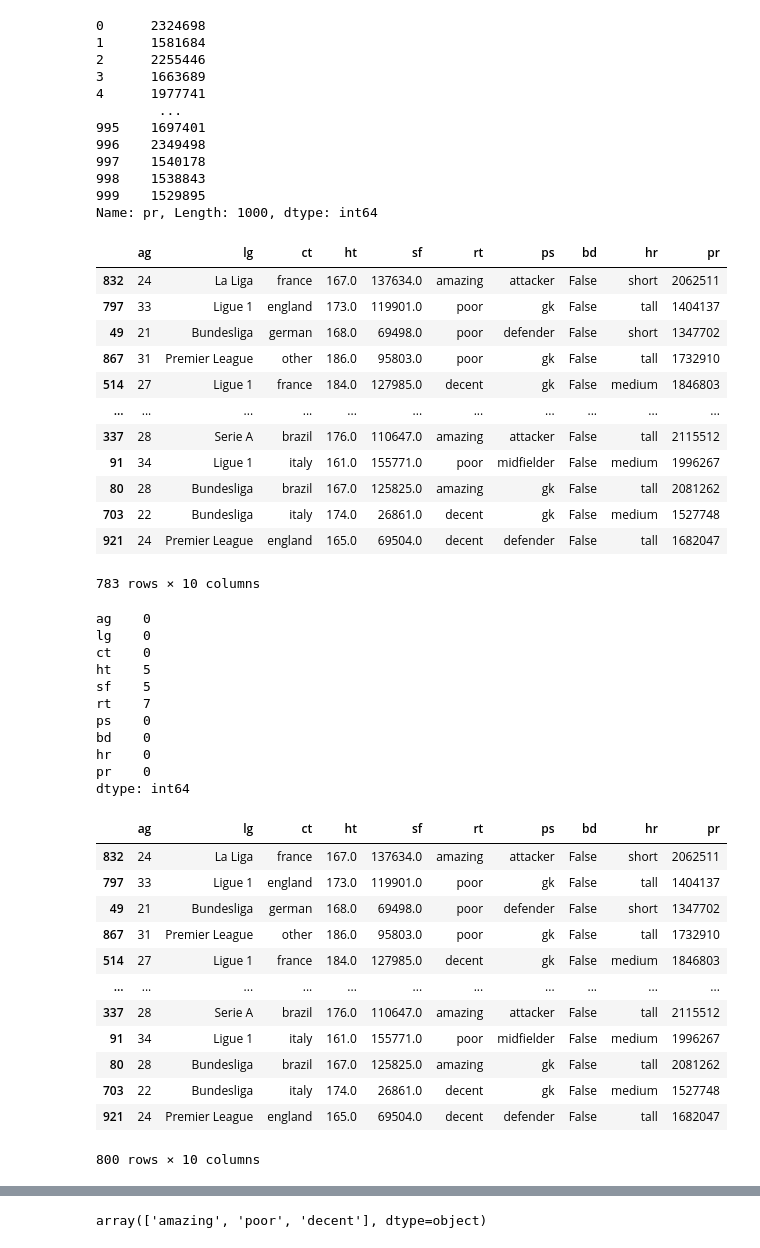
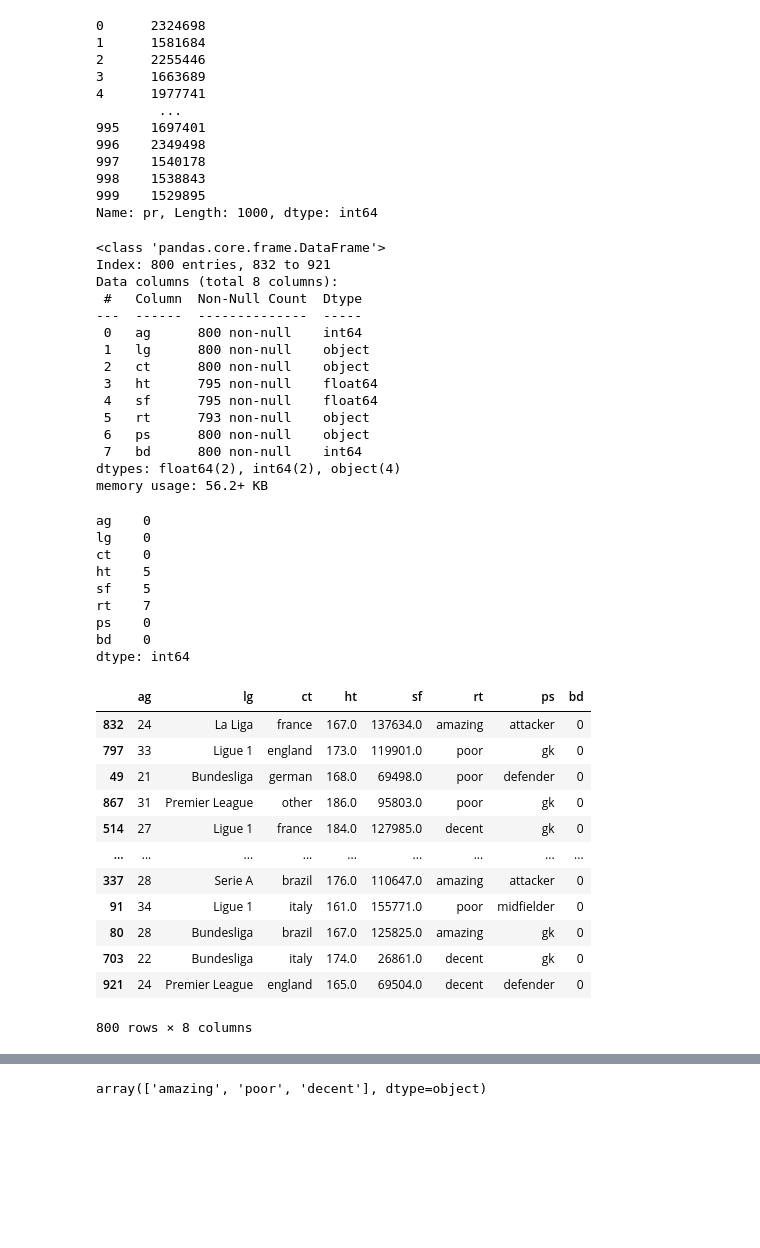
Before and after one commit to Ahmed9115/croco-assignements, a Jupyter notebook: cv1/AHMED_ML_OFFICIAL_copy.ipynb, the cells around one changed output, grey strips where cells are left out. Cells and saved outputs as stored; diff of their text form; code cells hidden in the pictures; blank space fills up the shorter version.

```diff
--- a/cv1/AHMED_ML_OFFICIAL_copy.ipynb
+++ b/cv1/AHMED_ML_OFFICIAL_copy.ipynb
@@ -20,4 +20,4 @@ print(np.version)
 <module 'numpy.version' from 'd:\\uncategorized\\COMP_VISION\\anaconda\\Lib\\site-packages\\numpy\\version.py'>
 # %%
 Data_Needed = pd.read_csv('football_players.csv')
-Data_Needed
+Data_Needed['bd'] = Data_Needed['bd'].astype(int)
@@ -81,6 +67,6 @@ hr    0
 pr    0
 dtype: int64
 # %%
-x = Data_Needed.drop(columns= ['nm'])
+x = Data_Needed.drop(columns= ['nm' , 'pr','hr'])
 x
 # %% [output]
@@ -132,22 +118,26 @@ Name: pr, Length: 1000, dtype: int64
 # %%
 x_train ,x_test ,y_train ,y_test = train_test_split(x ,y, random_state = 11 , test_size= 0.2 )
 x_train.dropna()
+# drop all nan rows out
+x_train.info()
 
 # i dont know if this section is correct or not ?!? as i wanted to see the nan in the output but i dont ?!?
 # %% [output]
-|  | ag | lg | ct | ht | sf | rt | ps | bd | hr | pr |
-| 832 | 24 | La Liga | france | 167.0 | 137634.0 | amazing | attacker | False | short | 2062511 |
-| 797 | 33 | Ligue 1 | england | 173.0 | 119901.0 | poor | gk | False | tall | 1404137 |
-| 49 | 21 | Bundesliga | german | 168.0 | 69498.0 | poor | defender | False | short | 1347702 |
-| 867 | 31 | Premier League | other | 186.0 | 95803.0 | poor | gk | False | tall | 1732910 |
-| 514 | 27 | Ligue 1 | france | 184.0 | 127985.0 | decent | gk | False | medium | 1846803 |
-| ... | ... | ... | ... | ... | ... | ... | ... | ... | ... | ... |
-| 337 | 28 | Serie A | brazil | 176.0 | 110647.0 | amazing | attacker | False | tall | 2115512 |
-| 91 | 34 | Ligue 1 | italy | 161.0 | 155771.0 | poor | midfielder | False | medium | 1996267 |
-| 80 | 28 | Bundesliga | brazil | 167.0 | 125825.0 | amazing | gk | False | tall | 2081262 |
-| 703 | 22 | Bundesliga | italy | 174.0 | 26861.0 | decent | gk | False | medium | 1527748 |
-| 921 | 24 | Premier League | england | 165.0 | 69504.0 | decent | defender | False | tall | 1682047 |
-783 rows × 10 columns
+<class 'pandas.core.frame.DataFrame'>
+Index: 800 entries, 832 to 921
+Data columns (total 8 columns):
+ #   Column  Non-Null Count  Dtype
+---  ------  --------------  -----
+ 0   ag      800 non-null    int64
+ 1   lg      800 non-null    object
+ 2   ct      800 non-null    object
+ 3   ht      795 non-null    float64
+ 4   sf      795 non-null    float64
+ 5   rt      793 non-null    object
+ 6   ps      800 non-null    object
+ 7   bd      800 non-null    int64
+dtypes: float64(2), int64(2), object(4)
+memory usage: 56.2+ KB
 # %%
 x_train.isna().sum()
 # %% [output]
@@ -159,26 +149,24 @@ sf    5
 rt    7
 ps    0
 bd    0
-hr    0
-pr    0
 dtype: int64
 # %%
-Nan_mean = SimpleImputer(strategy = 'mean')
+Nan_mean = SimpleImputer(strategy = 'median')
 x_train[['sf' , 'ht']] = Nan_mean.fit_transform(x_train[['sf' , 'ht']])
 x_test [['sf' , 'ht']]= Nan_mean.transform(x_test[['sf' , 'ht']])
 x_train
 # %% [output]
-|  | ag | lg | ct | ht | sf | rt | ps | bd | hr | pr |
-| 832 | 24 | La Liga | france | 167.0 | 137634.0 | amazing | attacker | False | short | 2062511 |
-| 797 | 33 | Ligue 1 | england | 173.0 | 119901.0 | poor | gk | False | tall | 1404137 |
-| 49 | 21 | Bundesliga | german | 168.0 | 69498.0 | poor | defender | False | short | 1347702 |
-| 867 | 31 | Premier League | other | 186.0 | 95803.0 | poor | gk | False | tall | 1732910 |
-| 514 | 27 | Ligue 1 | france | 184.0 | 127985.0 | decent | gk | False | medium | 1846803 |
-| ... | ... | ... | ... | ... | ... | ... | ... | ... | ... | ... |
-| 337 | 28 | Serie A | brazil | 176.0 | 110647.0 | amazing | attacker | False | tall | 2115512 |
-| 91 | 34 | Ligue 1 | italy | 161.0 | 155771.0 | poor | midfielder | False | medium | 1996267 |
-| 80 | 28 | Bundesliga | brazil | 167.0 | 125825.0 | amazing | gk | False | tall | 2081262 |
-| 703 | 22 | Bundesliga | italy | 174.0 | 26861.0 | decent | gk | False | medium | 1527748 |
-| 921 | 24 | Premier League | england | 165.0 | 69504.0 | decent | defender | False | tall | 1682047 |
+|  | ag | lg | ct | ht | sf | rt | ps | bd |
+| 832 | 24 | La Liga | france | 167.0 | 137634.0 | amazing | attacker | 0 |
+| 797 | 33 | Ligue 1 | england | 173.0 | 119901.0 | poor | gk | 0 |
+| 49 | 21 | Bundesliga | german | 168.0 | 69498.0 | poor | defender | 0 |
+| 867 | 31 | Premier League | other | 186.0 | 95803.0 | poor | gk | 0 |
+| 514 | 27 | Ligue 1 | france | 184.0 | 127985.0 | decent | gk | 0 |
+| ... | ... | ... | ... | ... | ... | ... | ... | ... |
+| 337 | 28 | Serie A | brazil | 176.0 | 110647.0 | amazing | attacker | 0 |
+| 91 | 34 | Ligue 1 | italy | 161.0 | 155771.0 | poor | midfielder | 0 |
+| 80 | 28 | Bundesliga | brazil | 167.0 | 125825.0 | amazing | gk | 0 |
+| 703 | 22 | Bundesliga | italy | 174.0 | 26861.0 | decent | gk | 0 |
+| 921 | 24 | Premier League | england | 165.0 | 69504.0 | decent | defender | 0 |
-800 rows × 10 columns
+800 rows × 8 columns
 # %%
```
Also changed, not shown: parts of 20 cells of this notebook.
